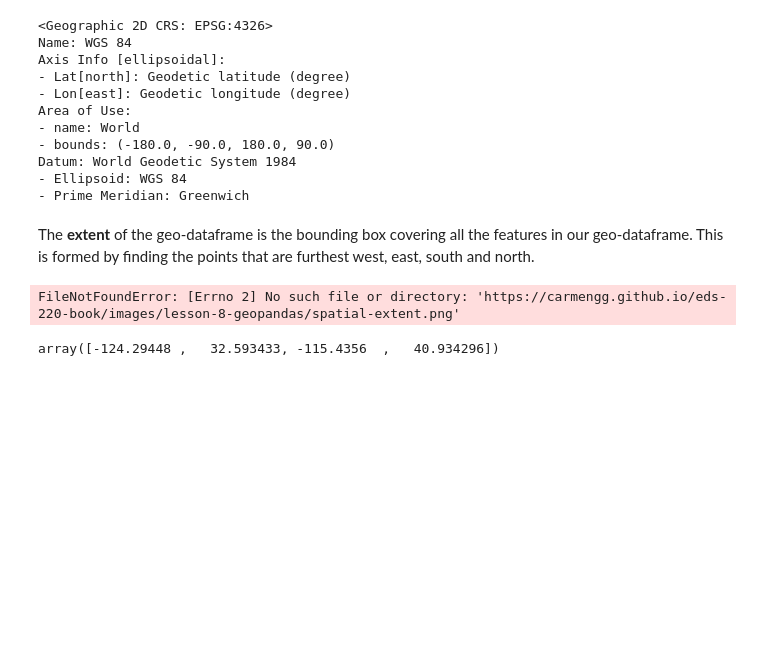
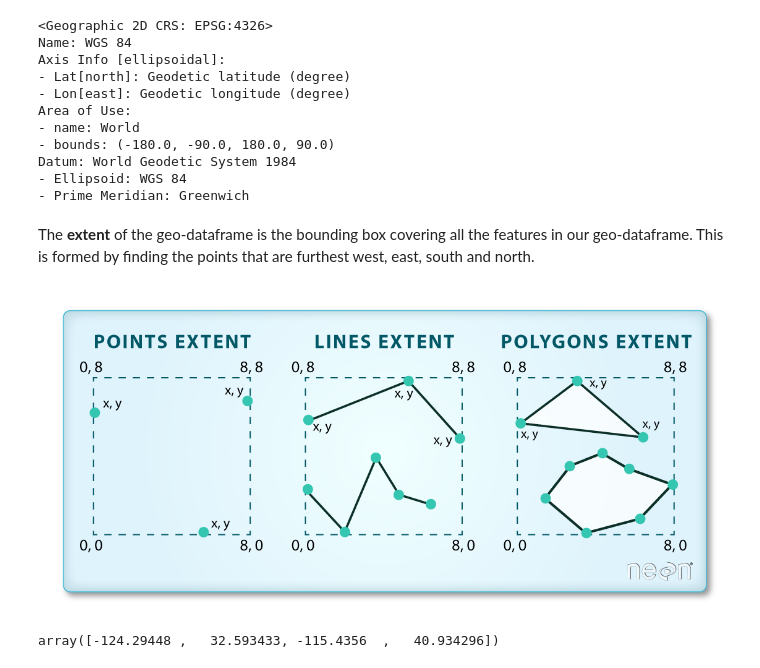
Before and after one commit to khj9759/eds220-week4, a Jupyter notebook: lesson-1-geopandas.ipynb, the cells around one changed output. Saved outputs shown, nothing was run; the diff lists cells and outputs as text; code cells hidden in the pictures; blank space fills up the shorter version.

```diff
--- a/lesson-1-geopandas.ipynb
+++ b/lesson-1-geopandas.ipynb
@@ -119,11 +119,16 @@ Datum: World Geodetic System 1984
 # %% [markdown]
 The **extent** of the geo-dataframe is the bounding box covering all the features in our geo-dataframe. This is formed by finding the points that are furthest west, east, south and north.
 # %%
+import requests
 from PIL import Image
-myImage = Image.open("https://carmengg.github.io/eds-220-book/images/lesson-8-geopandas/spatial-extent.png")
-myImage.show()
+from io import BytesIO
+image_url = "https://carmengg.github.io/eds-220-book/images/lesson-8-geopandas/spatial-extent.png"
+
+# Send an HTTP GET request to the URL
+response = requests.get(image_url)
+image = Image.open(BytesIO(response.content))
 # %% [output]
-FileNotFoundError: [Errno 2] No such file or directory: 'https://carmengg.github.io/eds-220-book/images/lesson-8-geopandas/spatial-extent.png'
+[figure, added]
 # %%
 pigs.total_bounds
 # %% [output]
```
